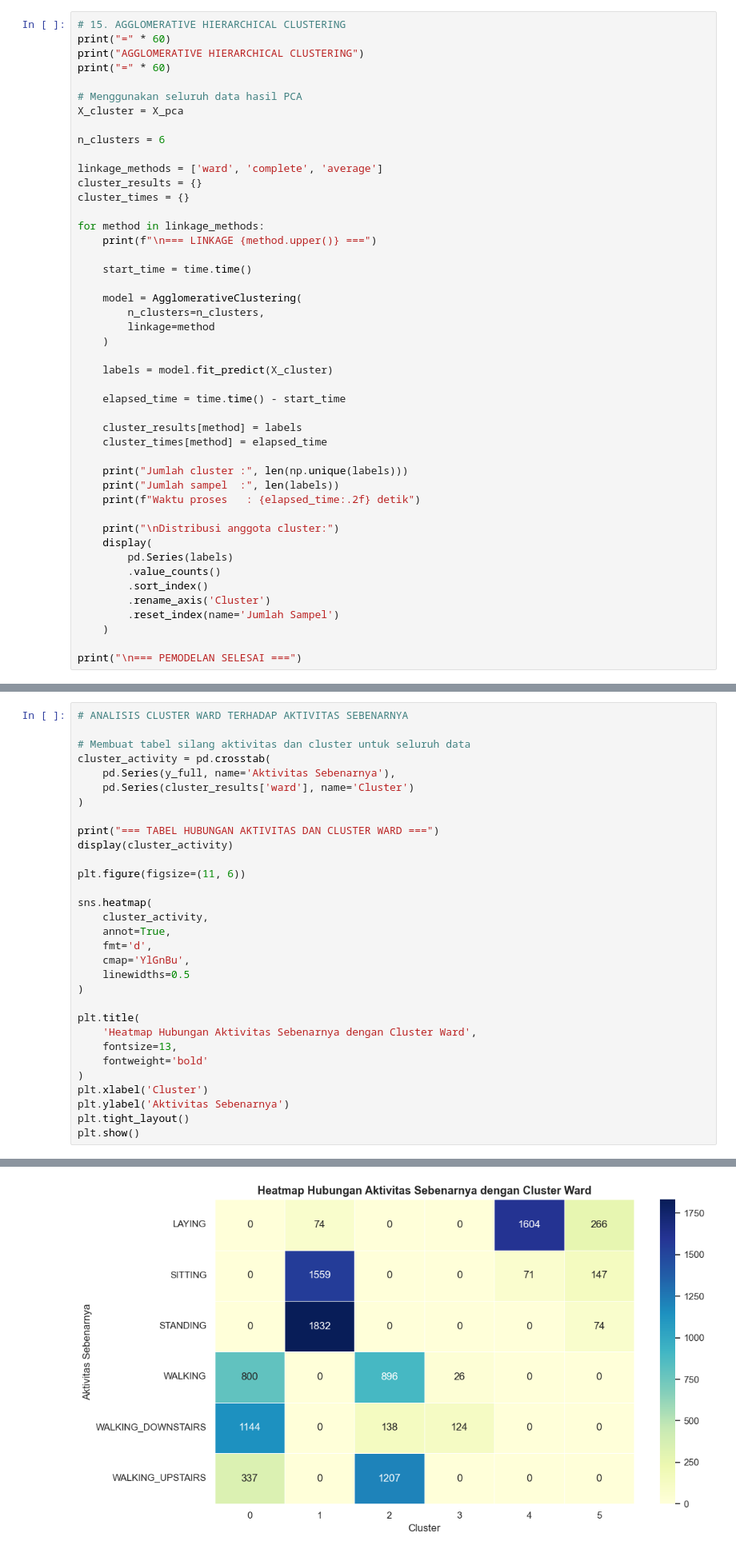
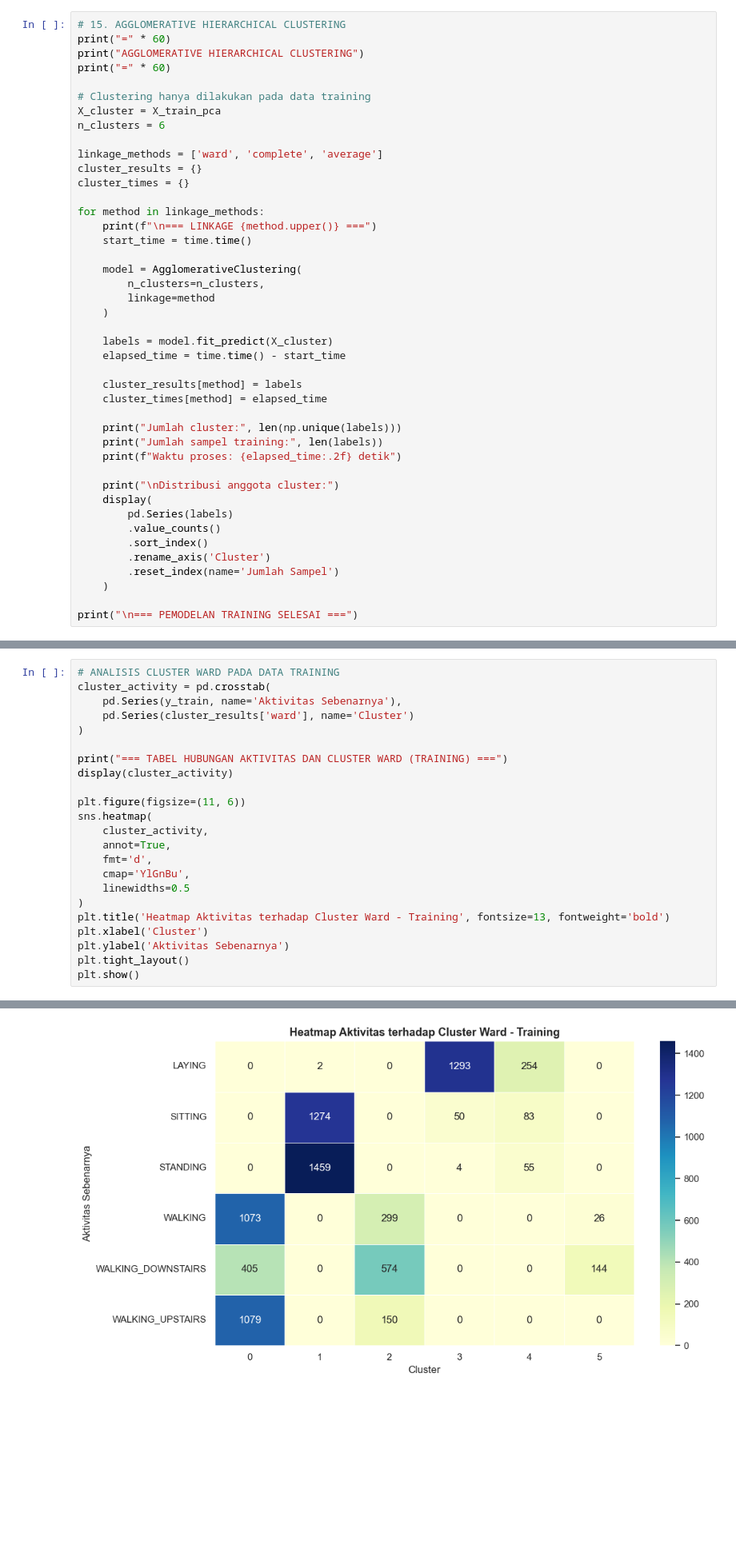
Before and after one commit to KLVA147/10_DS-IF-A_DC-Cakung, a Jupyter notebook: Main.ipynb, the cells around one changed output, grey strips where cells are left out. Shown at 80% size. Cells and saved outputs as stored; diff of their text form; blank space fills up the shorter version.

```diff
--- a/Main.ipynb
+++ b/Main.ipynb
@@ -1106,9 +1124,8 @@ print("=" * 60)
 print("AGGLOMERATIVE HIERARCHICAL CLUSTERING")
 print("=" * 60)
 
-# Menggunakan seluruh data hasil PCA
-X_cluster = X_pca
-
+# Clustering hanya dilakukan pada data training
+X_cluster = X_train_pca
 n_clusters = 6
 
 linkage_methods = ['ward', 'complete', 'average']
@@ -1117,7 +1134,6 @@ cluster_times = {}
 
 for method in linkage_methods:
     print(f"\n=== LINKAGE {method.upper()} ===")
-
     start_time = time.time()
 
     model = AgglomerativeClustering(
@@ -1126,15 +1142,14 @@ for method in linkage_methods:
     )
 
     labels = model.fit_predict(X_cluster)
-
     elapsed_time = time.time() - start_time
 
     cluster_results[method] = labels
     cluster_times[method] = elapsed_time
 
-    print("Jumlah cluster :", len(np.unique(labels)))
-    print("Jumlah sampel  :", len(labels))
-    print(f"Waktu proses   : {elapsed_time:.2f} detik")
+    print("Jumlah cluster:", len(np.unique(labels)))
+    print("Jumlah sampel training:", len(labels))
+    print(f"Waktu proses: {elapsed_time:.2f} detik")
 
     print("\nDistribusi anggota cluster:")
     display(
@@ -1145,7 +1160,7 @@ for method in linkage_methods:
         .reset_index(name='Jumlah Sampel')
     )
 
-print("\n=== PEMODELAN SELESAI ===")
+print("\n=== PEMODELAN TRAINING SELESAI ===")
 # %% [output]
 ============================================================
 AGGLOMERATIVE HIERARCHICAL CLUSTERING
@@ -1400,17 +1387,14 @@ Analisis ini dilakukan untuk mengetahui hubungan antara hasil pengelompokan Aggl
 # %%
-# ANALISIS CLUSTER WARD TERHADAP AKTIVITAS SEBENARNYA
-
-# Membuat tabel silang aktivitas dan cluster untuk seluruh data
+# ANALISIS CLUSTER WARD PADA DATA TRAINING
 cluster_activity = pd.crosstab(
-    pd.Series(y_full, name='Aktivitas Sebenarnya'),
+    pd.Series(y_train, name='Aktivitas Sebenarnya'),
     pd.Series(cluster_results['ward'], name='Cluster')
 )
 
-print("=== TABEL HUBUNGAN AKTIVITAS DAN CLUSTER WARD ===")
+print("=== TABEL HUBUNGAN AKTIVITAS DAN CLUSTER WARD (TRAINING) ===")
 display(cluster_activity)
 
 plt.figure(figsize=(11, 6))
-
 sns.heatmap(
     cluster_activity,
     annot=True,
@@ -1418,12 +1402,7 @@ sns.heatmap(
     cmap='YlGnBu',
     linewidths=0.5
 )
-
-plt.title(
-    'Heatmap Hubungan Aktivitas Sebenarnya dengan Cluster Ward',
-    fontsize=13,
-    fontweight='bold'
-)
+plt.title('Heatmap Aktivitas terhadap Cluster Ward - Training', fontsize=13, fontweight='bold')
 plt.xlabel('Cluster')
 plt.ylabel('Aktivitas Sebenarnya')
 plt.tight_layout()
@@ -1441 +1420 @@ plt.show()
-[figure, old version]
+[figure, new version]
```
Also changed, not shown: parts of 32 cells of this notebook.
